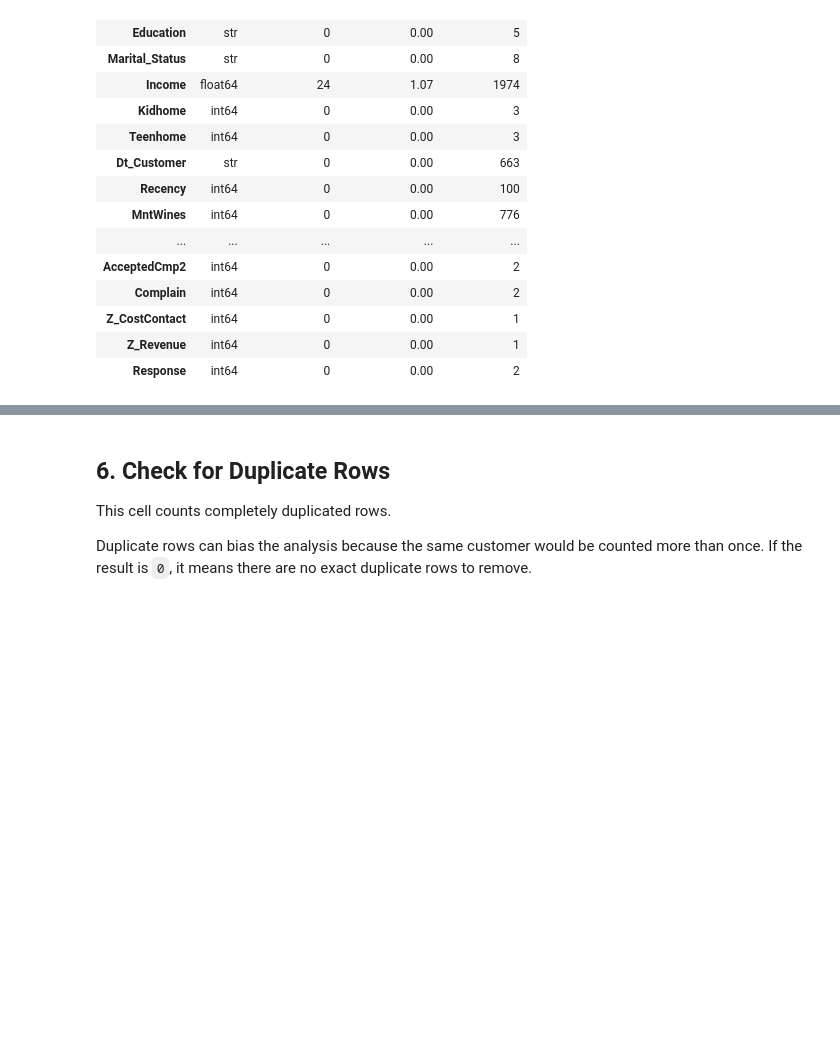
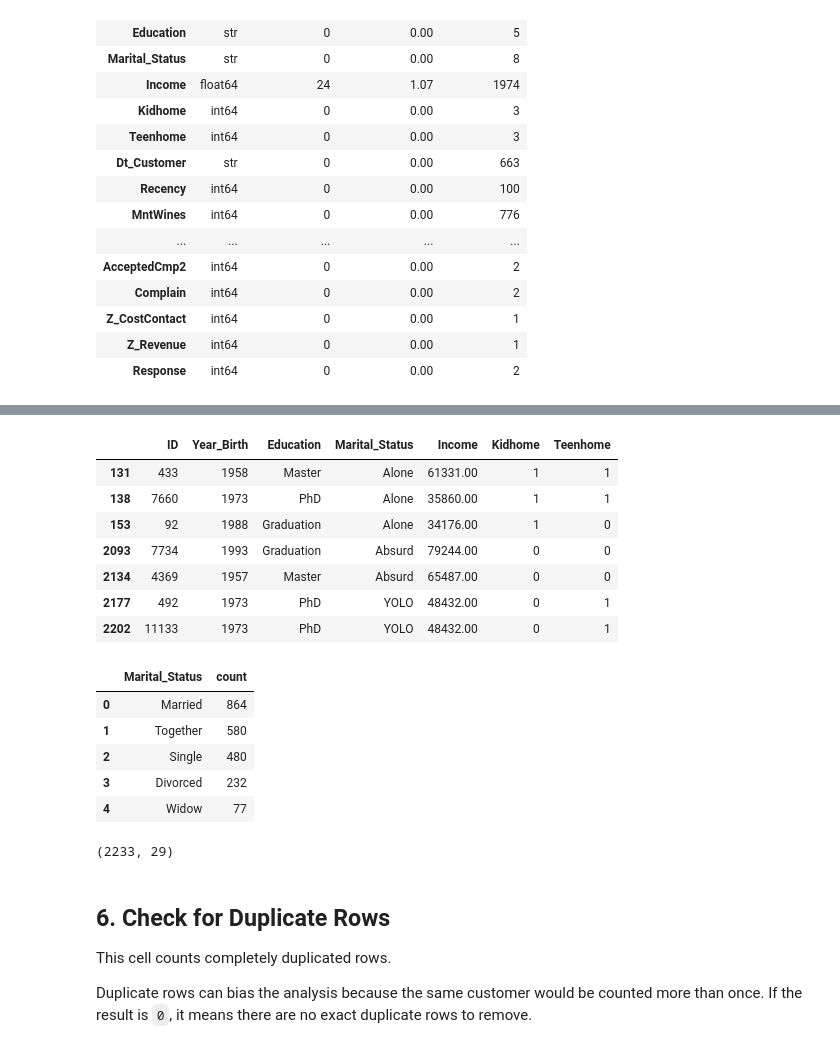
Before and after one commit to AGR533/Customer_Personality_Analysis, a Jupyter notebook: cleaning.ipynb, the cells around one changed output, grey strips where cells are left out. Cells and saved outputs as stored; diff of their text form; code cells hidden in the pictures; blank space fills up the shorter version.

```diff
--- a/cleaning.ipynb
+++ b/cleaning.ipynb
@@ -141,3 +176,39 @@ cleaning_summary
+# %%
+invalid_marital_statuses = ["Alone", "Absurd", "YOLO"]
+
+invalid_marital_status_rows = df[df["Marital_Status"].isin(invalid_marital_statuses)].copy()
+display(invalid_marital_status_rows[[
+    "ID", "Year_Birth", "Education", "Marital_Status", "Income",
+    "Kidhome", "Teenhome"
+]])
+
+df = df[~df["Marital_Status"].isin(invalid_marital_statuses)].copy()
+
+marital_status_counts_after_cleaning = (
+    df["Marital_Status"]
+    .value_counts(dropna=False)
+    .rename_axis("Marital_Status")
+    .reset_index(name="count")
+)
+
+display(marital_status_counts_after_cleaning)
+df.shape
+# %% [output]
+|  | ID | Year_Birth | Education | Marital_Status | Income | Kidhome | Teenhome |
+| 131 | 433 | 1958 | Master | Alone | 61331.00 | 1 | 1 |
+| 138 | 7660 | 1973 | PhD | Alone | 35860.00 | 1 | 1 |
+| 153 | 92 | 1988 | Graduation | Alone | 34176.00 | 1 | 0 |
+| 2093 | 7734 | 1993 | Graduation | Absurd | 79244.00 | 0 | 0 |
+| 2134 | 4369 | 1957 | Master | Absurd | 65487.00 | 0 | 0 |
+| 2177 | 492 | 1973 | PhD | YOLO | 48432.00 | 0 | 1 |
+| 2202 | 11133 | 1973 | PhD | YOLO | 48432.00 | 0 | 1 |
+|  | Marital_Status | count |
+| 0 | Married | 864 |
+| 1 | Together | 580 |
+| 2 | Single | 480 |
+| 3 | Divorced | 232 |
+| 4 | Widow | 77 |
+(2233, 29)
 # %% [markdown]
 ## 6. Check for Duplicate Rows
 
```
Also changed, not shown: parts of 8 cells of this notebook, 2 other files.
